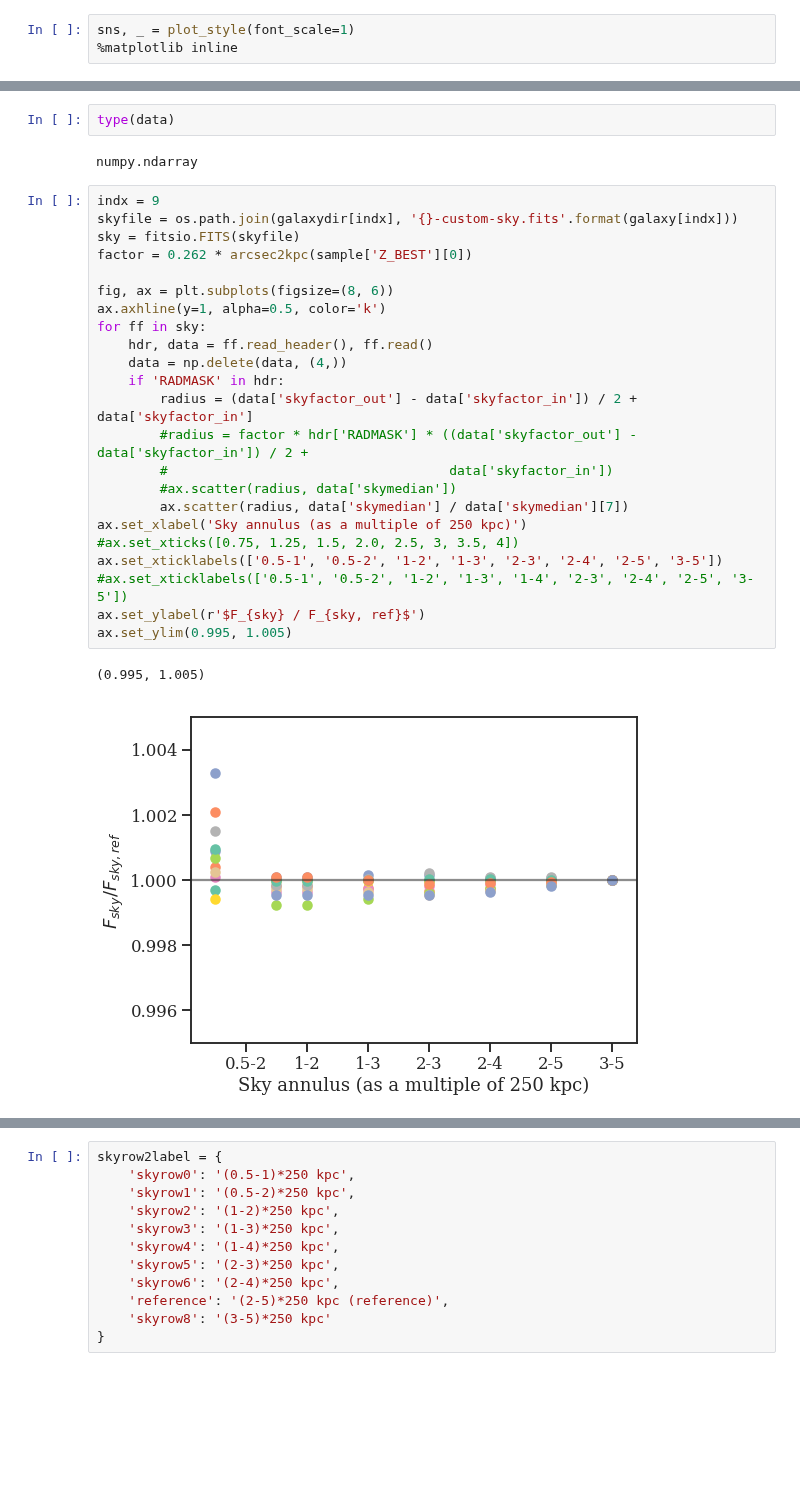
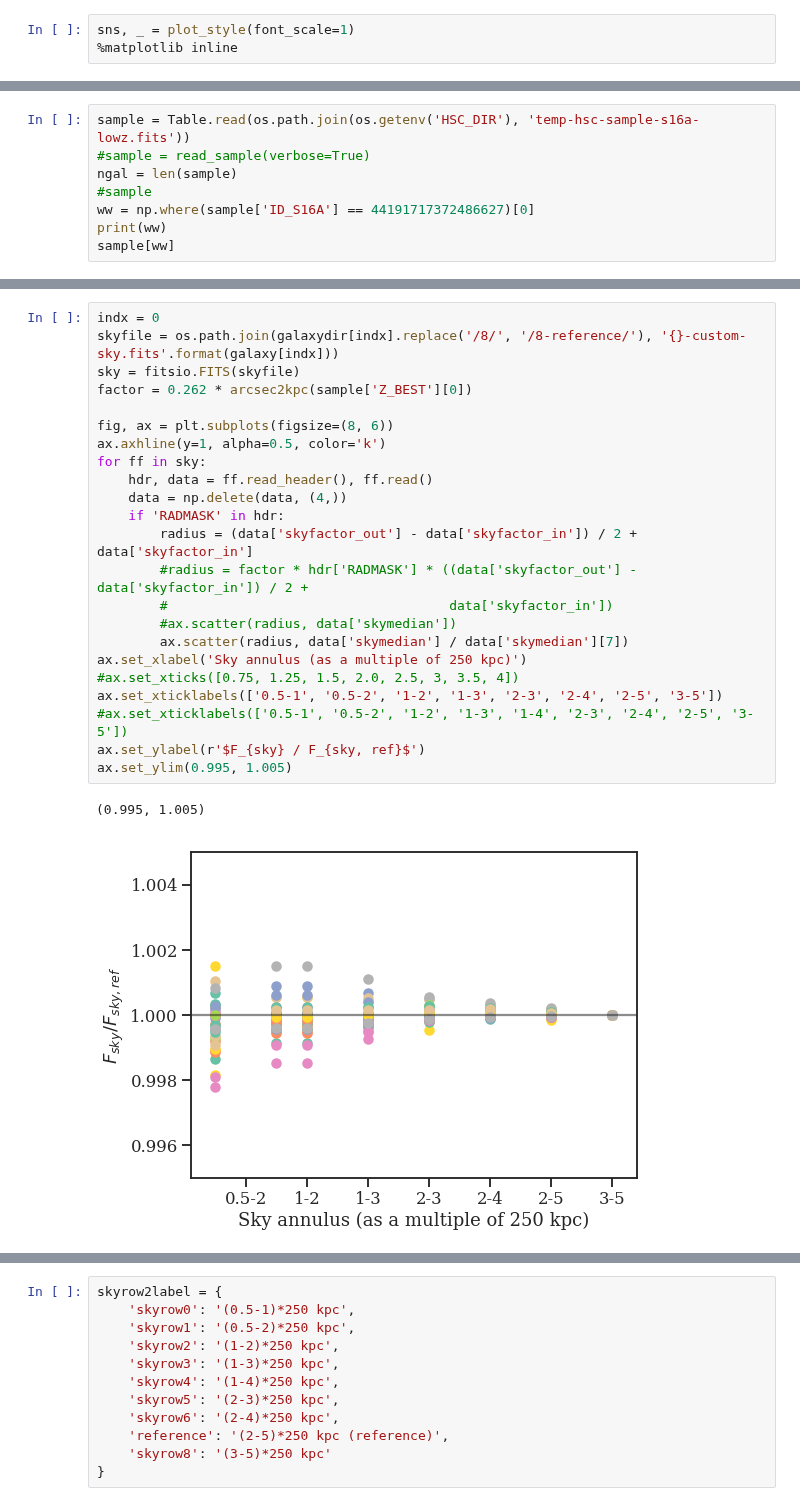
Before and after one commit to moustakas/legacyhalos, a Jupyter notebook: doc/sandbox/legacyhsc-sky-profiles.ipynb, the cells around one changed output, grey strips where cells are left out. Cells and saved outputs as stored; diff of their text form; blank space fills up the shorter version.

```diff
--- a/doc/sandbox/legacyhsc-sky-profiles.ipynb
+++ b/doc/sandbox/legacyhsc-sky-profiles.ipynb
@@ -26,0 +24,8 @@ Read galaxy indices 0 through 38 (N=38) from /global/project/projectdirs/desi/us
+# %%
+sample = Table.read(os.path.join(os.getenv('HSC_DIR'), 'temp-hsc-sample-s16a-lowz.fits'))
+#sample = read_sample(verbose=True)
+ngal = len(sample)
+#sample
+ww = np.where(sample['ID_S16A'] == 44191717372486627)[0]
+print(ww)
+sample[ww]
@@ -32,33 +43,29 @@ print(galaxy[0], galaxydir[0])
-# %%
-type(data)
-# %% [output]
-numpy.ndarray
 # %%
-indx = 9
-skyfile = os.path.join(galaxydir[indx], '{}-custom-sky.fits'.format(galaxy[indx]))
+indx = 0
+skyfile = os.path.join(galaxydir[indx].replace('/8/', '/8-reference/'), '{}-custom-sky.fits'.format(galaxy[indx]))
 sky = fitsio.FITS(skyfile)
 factor = 0.262 * arcsec2kpc(sample['Z_BEST'][0])
 
 fig, ax = plt.subplots(figsize=(8, 6))
 ax.axhline(y=1, alpha=0.5, color='k')
 for ff in sky:
     hdr, data = ff.read_header(), ff.read()
     data = np.delete(data, (4,))
     if 'RADMASK' in hdr:
         radius = (data['skyfactor_out'] - data['skyfactor_in']) / 2 + data['skyfactor_in']
         #radius = factor * hdr['RADMASK'] * ((data['skyfactor_out'] - data['skyfactor_in']) / 2 +
         #                                    data['skyfactor_in'])
         #ax.scatter(radius, data['skymedian'])
         ax.scatter(radius, data['skymedian'] / data['skymedian'][7])
 ax.set_xlabel('Sky annulus (as a multiple of 250 kpc)')
 #ax.set_xticks([0.75, 1.25, 1.5, 2.0, 2.5, 3, 3.5, 4])
 ax.set_xticklabels(['0.5-1', '0.5-2', '1-2', '1-3', '2-3', '2-4', '2-5', '3-5'])
 #ax.set_xticklabels(['0.5-1', '0.5-2', '1-2', '1-3', '1-4', '2-3', '2-4', '2-5', '3-5'])
 ax.set_ylabel(r'$F_{sky} / F_{sky, ref}$')
 ax.set_ylim(0.995, 1.005)
 # %% [output]
 (0.995, 1.005)
-[figure, old version]
+[figure, new version]
 # %%
 sky[1].read(header=True)
 # %% [output]
```
Also changed, not shown: parts of 7 cells of this notebook, 3 other files.
